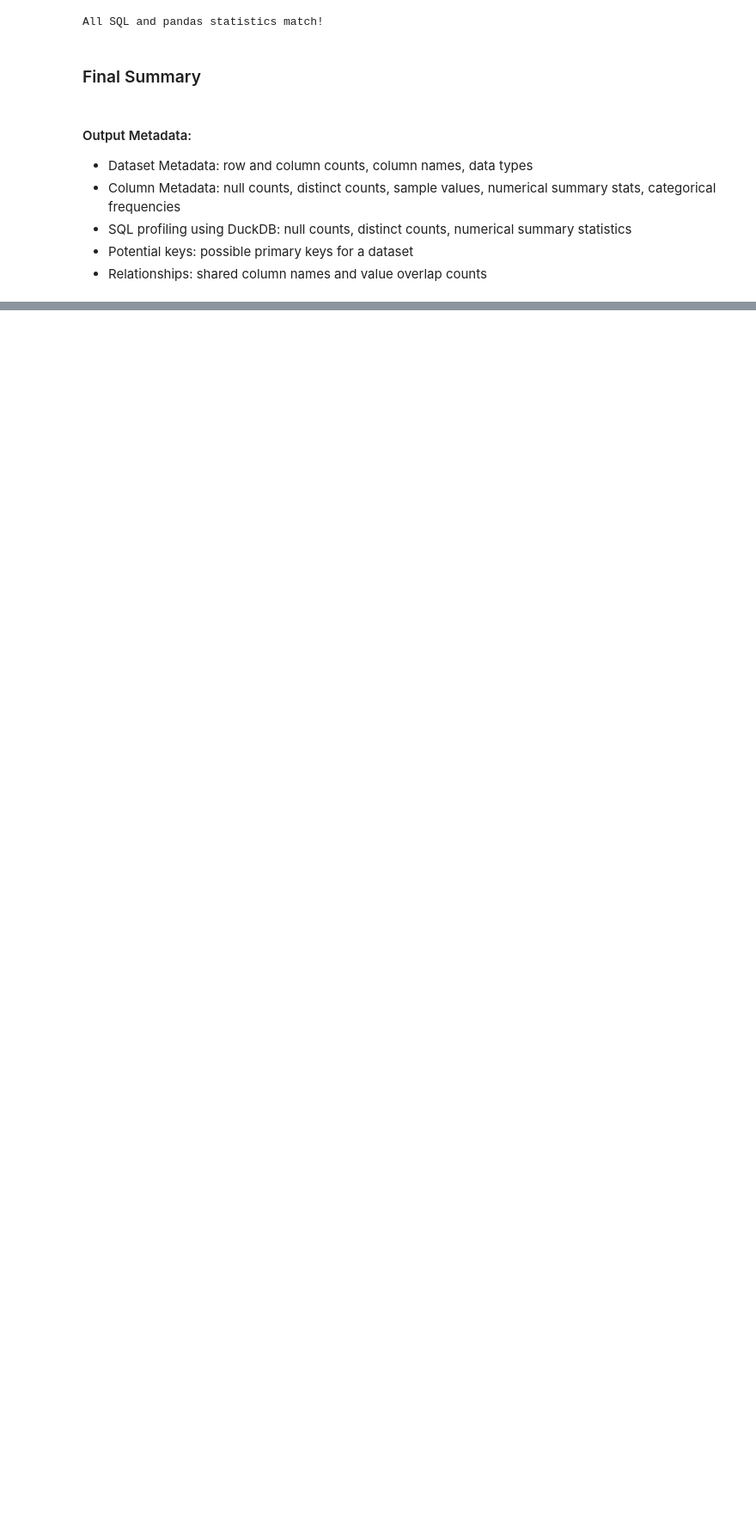
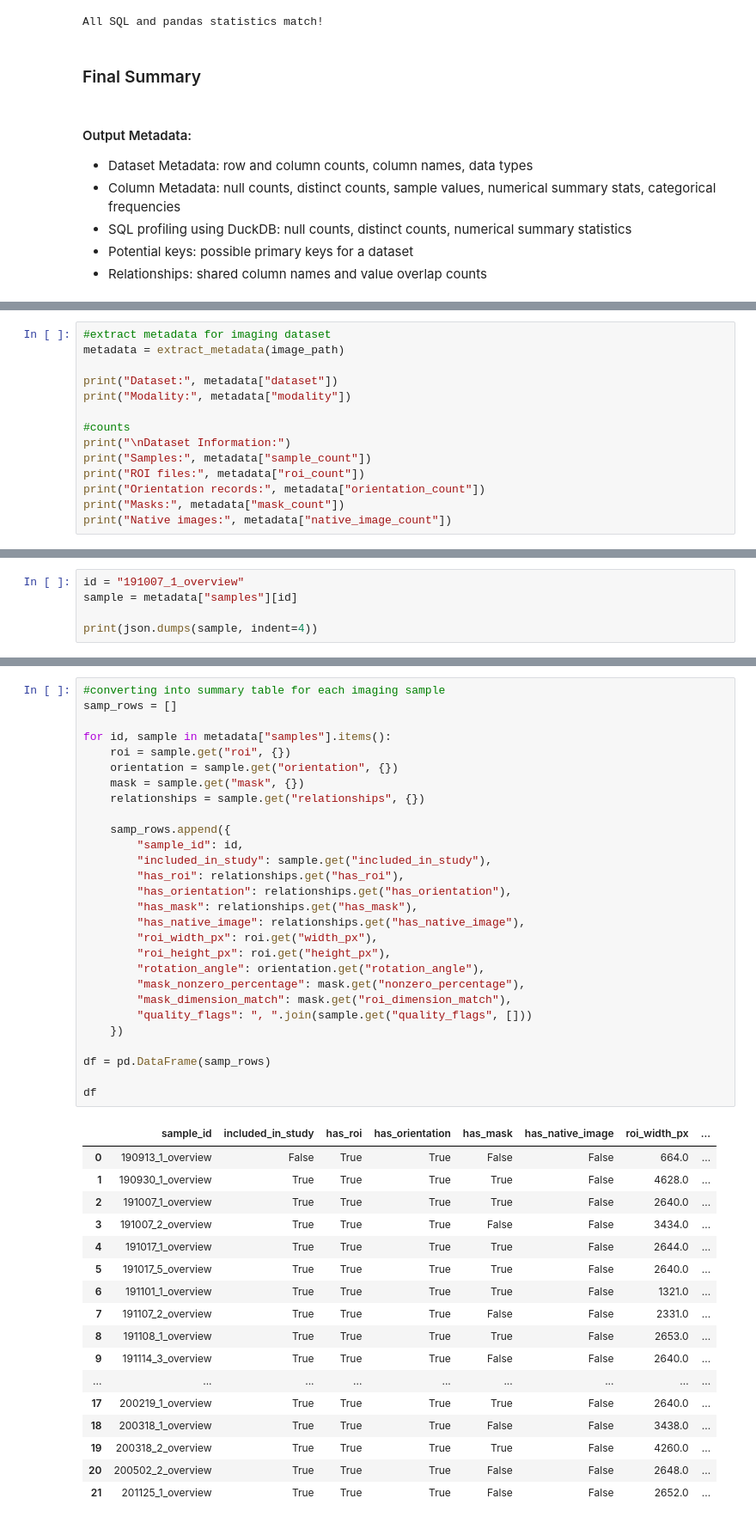
Before and after one commit to rapatnaik/D37-Semantic-Data-Lake, a Jupyter notebook: notebooks/test_metadata.ipynb, the cells around one changed output, grey strips where cells are left out. Shown at 86% size. Saved outputs shown, nothing was run; the diff lists cells and outputs as text; blank space fills up the shorter version.

```diff
--- a/notebooks/test_metadata.ipynb
+++ b/notebooks/test_metadata.ipynb
@@ -308,0 +332,14 @@ All SQL and pandas statistics match!
+# %%
+#extract metadata for imaging dataset
+metadata = extract_metadata(image_path)
+
+print("Dataset:", metadata["dataset"])
+print("Modality:", metadata["modality"])
+
+#counts
+print("\nDataset Information:")
+print("Samples:", metadata["sample_count"])
+print("ROI files:", metadata["roi_count"])
+print("Orientation records:", metadata["orientation_count"])
+print("Masks:", metadata["mask_count"])
+print("Native images:", metadata["native_image_count"])
@@ -308,0 +358,5 @@ All SQL and pandas statistics match!
+# %%
+id = "191007_1_overview"
+sample = metadata["samples"][id]
+
+print(json.dumps(sample, indent=4))
@@ -308,0 +383,46 @@ All SQL and pandas statistics match!
+# %%
+#converting into summary table for each imaging sample
+samp_rows = []
+
+for id, sample in metadata["samples"].items():
+    roi = sample.get("roi", {})
+    orientation = sample.get("orientation", {})
+    mask = sample.get("mask", {})
+    relationships = sample.get("relationships", {})
+
+    samp_rows.append({
+        "sample_id": id,
+        "included_in_study": sample.get("included_in_study"),
+        "has_roi": relationships.get("has_roi"),
+        "has_orientation": relationships.get("has_orientation"),
+        "has_mask": relationships.get("has_mask"),
+        "has_native_image": relationships.get("has_native_image"),
+        "roi_width_px": roi.get("width_px"),
+        "roi_height_px": roi.get("height_px"),
+        "rotation_angle": orientation.get("rotation_angle"),
+        "mask_nonzero_percentage": mask.get("nonzero_percentage"),
+        "mask_dimension_match": mask.get("roi_dimension_match"),
+        "quality_flags": ", ".join(sample.get("quality_flags", []))
+    })
+
+df = pd.DataFrame(samp_rows)
+
+df
+# %% [output]
+|  | sample_id | included_in_study | has_roi | has_orientation | has_mask | has_native_image | roi_width_px | ... |
+| 0 | 190913_1_overview | False | True | True | False | False | 664.0 | ... |
+| 1 | 190930_1_overview | True | True | True | True | False | 4628.0 | ... |
+| 2 | 191007_1_overview | True | True | True | True | False | 2640.0 | ... |
+| 3 | 191007_2_overview | True | True | True | False | False | 3434.0 | ... |
+| 4 | 191017_1_overview | True | True | True | True | False | 2644.0 | ... |
+| 5 | 191017_5_overview | True | True | True | True | False | 2640.0 | ... |
+| 6 | 191101_1_overview | True | True | True | True | False | 1321.0 | ... |
+| 7 | 191107_2_overview | True | True | True | False | False | 2331.0 | ... |
+| 8 | 191108_1_overview | True | True | True | True | False | 2653.0 | ... |
+| 9 | 191114_3_overview | True | True | True | False | False | 2640.0 | ... |
+| ... | ... | ... | ... | ... | ... | ... | ... | ... |
+| 17 | 200219_1_overview | True | True | True | True | False | 2640.0 | ... |
+| 18 | 200318_1_overview | True | True | True | False | False | 3438.0 | ... |
+| 19 | 200318_2_overview | True | True | True | True | False | 4260.0 | ... |
+| 20 | 200502_2_overview | True | True | True | False | False | 2648.0 | ... |
+| 21 | 201125_1_overview | True | True | True | False | False | 2652.0 | ... |
```
Also changed, not shown: parts of 14 cells of this notebook, 5 other files.
